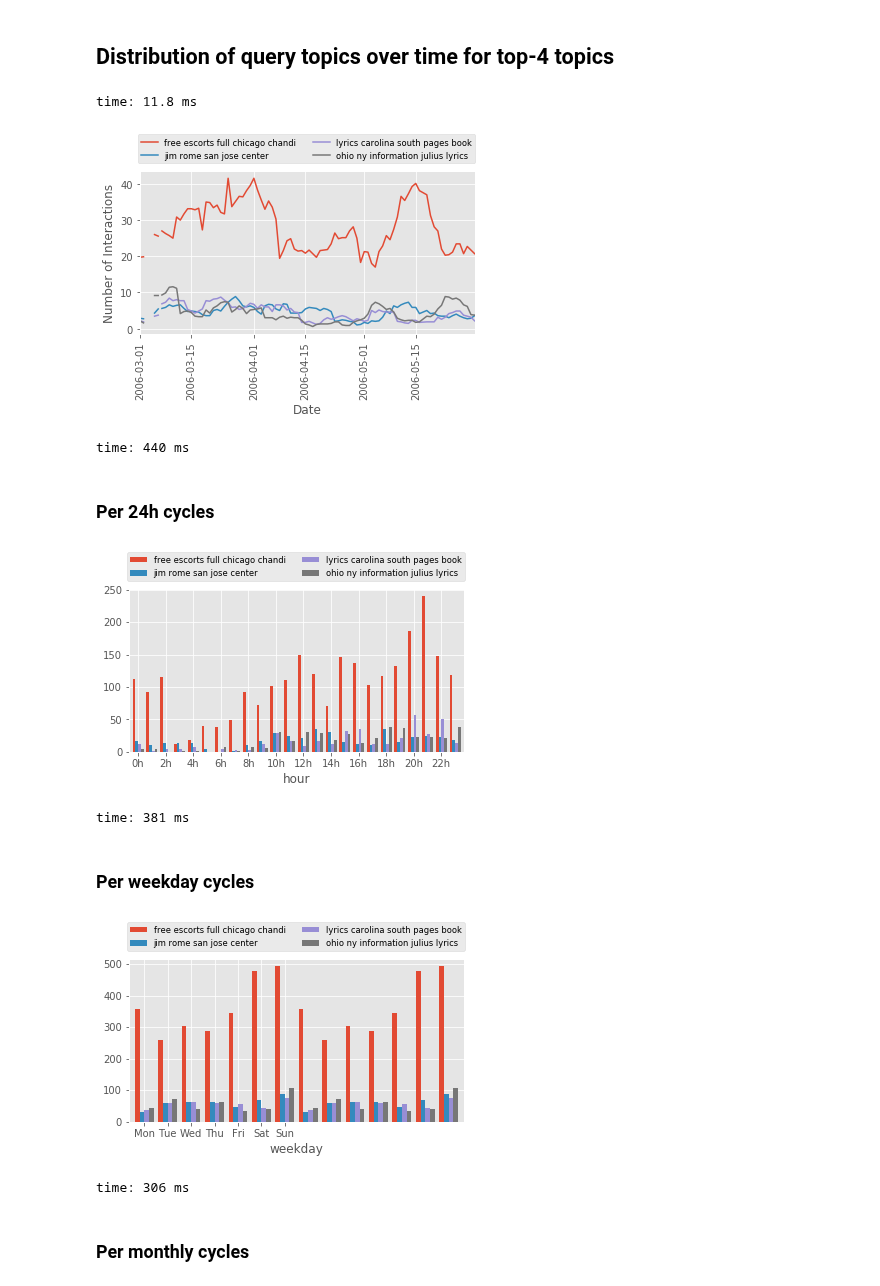
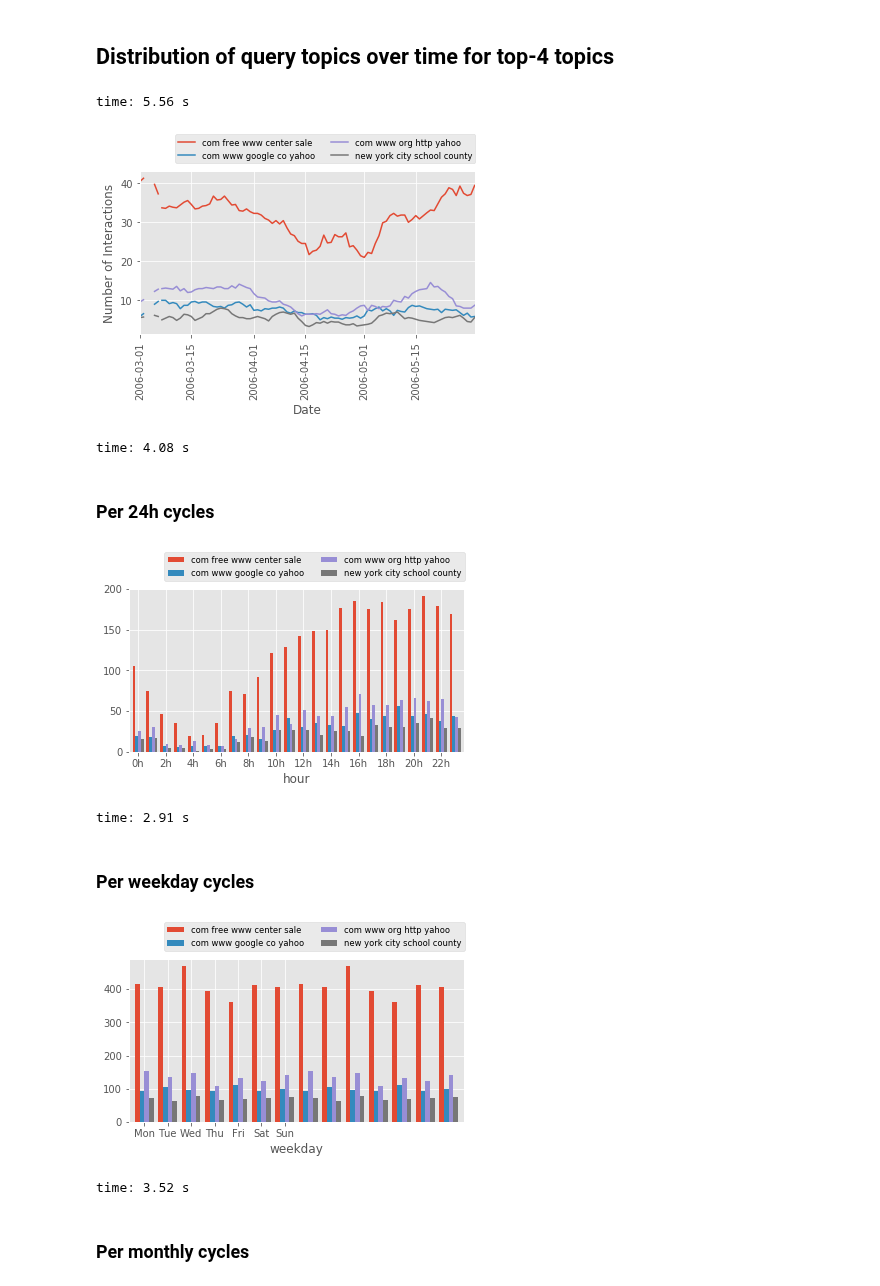
Before and after one commit to feup-infolab/army-ant, a Jupyter notebook: notebooks/query_log_analysis/query_log_analysis.ipynb, the cells around one changed output. Cells and saved outputs as stored; diff of their text form; code cells hidden in the pictures.

Commit message:
ECIR 2020 Qlog: Added corrections for running with AOL Query Log. Tested until term-level analysis, excluded.

```diff
--- a/notebooks/query_log_analysis/query_log_analysis.ipynb
+++ b/notebooks/query_log_analysis/query_log_analysis.ipynb
@@ -426,8 +426,8 @@ Select one of the available dataset loading functions to begin the analysis:
 - load_ant_search_log
 - load_episa_search_log
 # %%
-qlog, output_dir, lang = load_webis_smc_12('data/webis-smc-12.txt')
-#qlog, output_dir, lang = load_aol_query_log('data/AOL-user-ct-collection')
+#qlog, output_dir, lang = load_webis_smc_12('data/webis-smc-12.txt')
+qlog, output_dir, lang = load_aol_query_log('data/AOL-user-ct-collection')
 #qlog, output_dir, lang = load_ant_search_log('data/ant-search-log')
 #qlog, output_dir, lang = load_episa_search_log('data/episa/results.log', 'data/episa/details.log')
 
@@ -960,10 +960,10 @@ top_topics = qlog[['query', 'topic']] \
     .rename({'query': 'count'}, axis=1) \
     .head(4)
 # %% [output]
-time: 11.8 ms
+time: 5.56 s
 # %%
 topics_over_time = qlog[['query', 'topic', 'date']] \
-    .merge(top_topics, on='topic') \
+    .merge(top_topics, left_on='topic', right_index=True) \
     .groupby(['topic', 'date']) \
     .count() \
     .unstack() \
@@ -985,13 +985,13 @@ plt.savefig(
     bbox_inches='tight')
 plt.show()
 # %% [output]
-[figure, old version]
+[figure, new version]
-time: 440 ms
+time: 4.08 s
 # %% [markdown]
 ### Per 24h cycles
 # %%
 qlog[['topic', 'hour']] \
-    .merge(top_topics, on='topic') \
+    .merge(top_topics, left_on='topic', right_index=True) \
     .groupby(['topic', 'hour']) \
     .count() \
     .unstack() \
@@ -1005,28 +1005,28 @@ plt.legend(loc='upper right', ncol=2, fontsize='small', bbox_to_anchor=(1.015, 1
 plt.xticks(range(0, 24, 2), labels=['{0}h'.format(h) for h in range(0, 24, 2)], rotation=0)
 plt.show()
 # %% [output]
-[figure, old version]
+[figure, new version]
-time: 381 ms
+time: 2.91 s
 # %% [markdown]
 ### Per weekday cycles
 # %%
 qlog[['query', 'topic', 'weekday']] \
-    .merge(top_topics, on='topic') \
+    .merge(top_topics, left_on='topic', right_index=True) \
     .groupby(['topic', 'weekday']) \
     .count() \
     .unstack() \
     .T \
     .reset_index() \
     .set_index('weekday') \
     .drop('level_0', axis=1) \
     .plot(kind='bar', width=.8)
 
 plt.legend(loc='upper right', ncol=2, fontsize='small', bbox_to_anchor=(1.015, 1.25))
 plt.xticks(range(len(weekdays)), labels=weekdays, rotation=0)
 plt.show()
 # %% [output]
-[figure, old version]
+[figure, new version]
-time: 306 ms
+time: 3.52 s
 # %% [markdown]
 ### Per monthly cycles
 # %%
```
Also changed, not shown: parts of 150 cells of this notebook.
